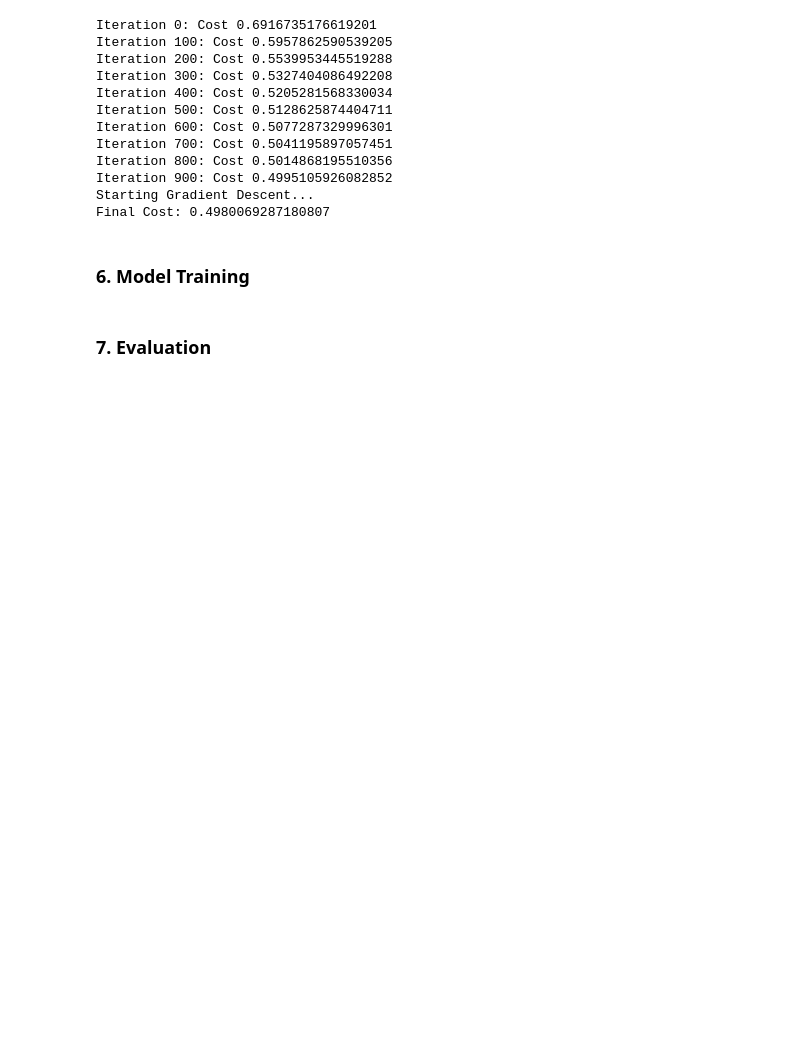
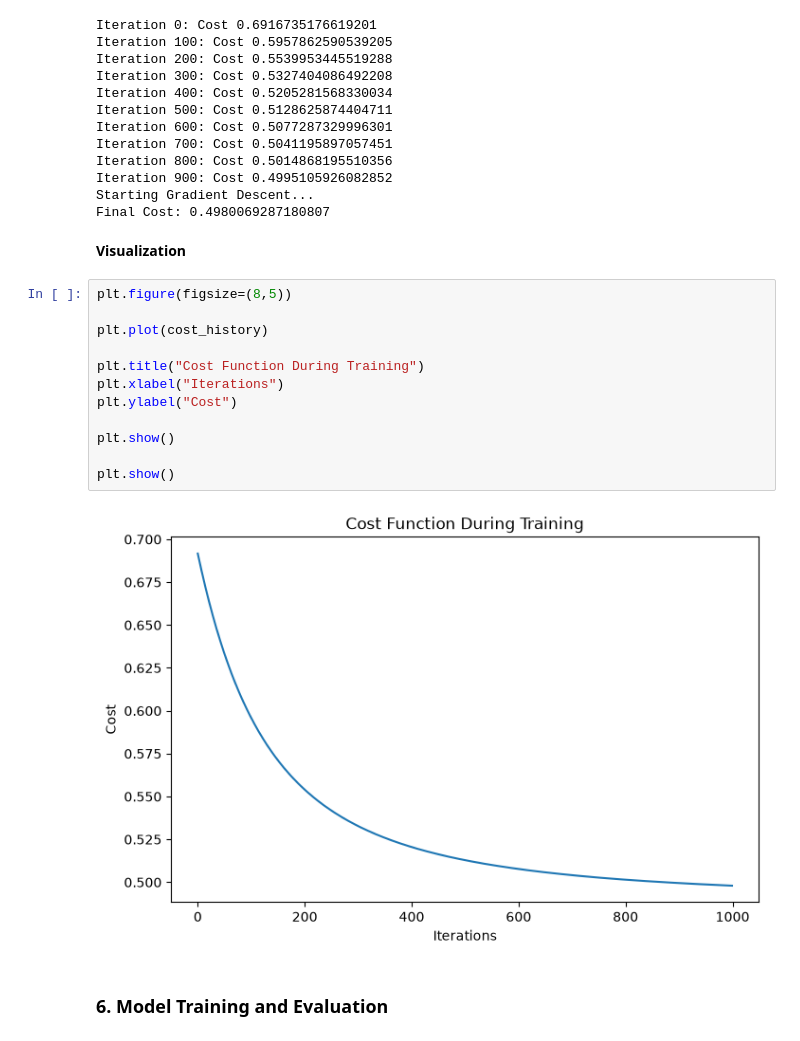
Before and after one commit to NicoToro25/TDSE-Lab1-Heart-Disease-Risk-Prediction, a Jupyter notebook: heart_disease_lr_analysis.ipynb, the cells around one changed output. Drawn from its saved outputs; the diff is of its cells as text; blank space fills up the shorter version.

Commit message:
feat: Model training and evaluation

```diff
--- a/heart_disease_lr_analysis.ipynb
+++ b/heart_disease_lr_analysis.ipynb
@@ -583,7 +599,21 @@ Iteration 800: Cost 0.5014868195510356
 Iteration 900: Cost 0.4995105926082852
 Starting Gradient Descent...
 Final Cost: 0.4980069287180807
+# %% [markdown]
+**Visualization**
+# %%
+plt.figure(figsize=(8,5))
+
+plt.plot(cost_history)
+
+plt.title("Cost Function During Training")
+plt.xlabel("Iterations")
+plt.ylabel("Cost")
+
+plt.show()
+
+plt.show()
+# %% [output]
+[figure, added]
 # %% [markdown]
-### 6. Model Training
+### 6. Model Training and Evaluation
-# %% [markdown]
-### 7. Evaluation
```
Also changed, not shown: parts of 20 cells of this notebook.
